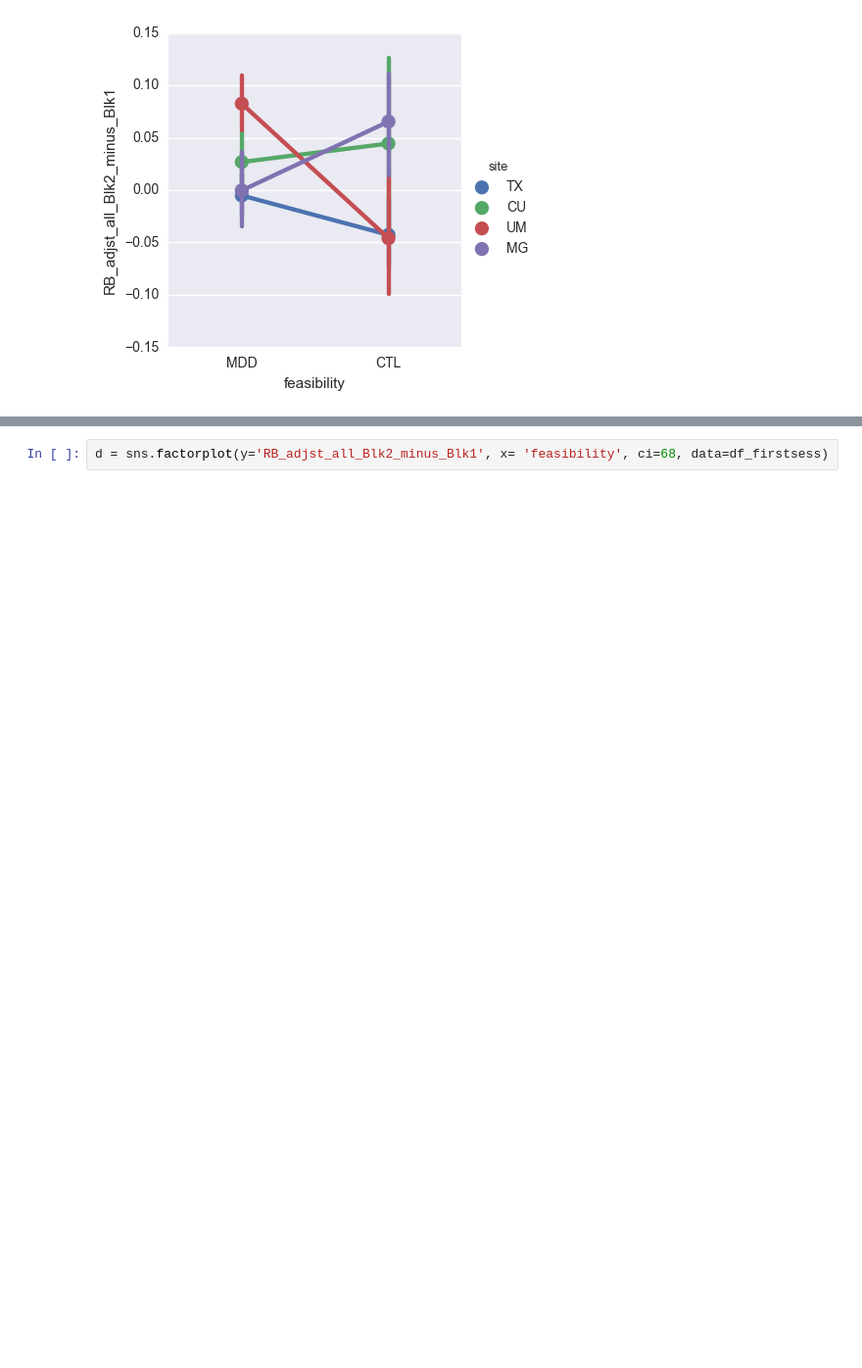
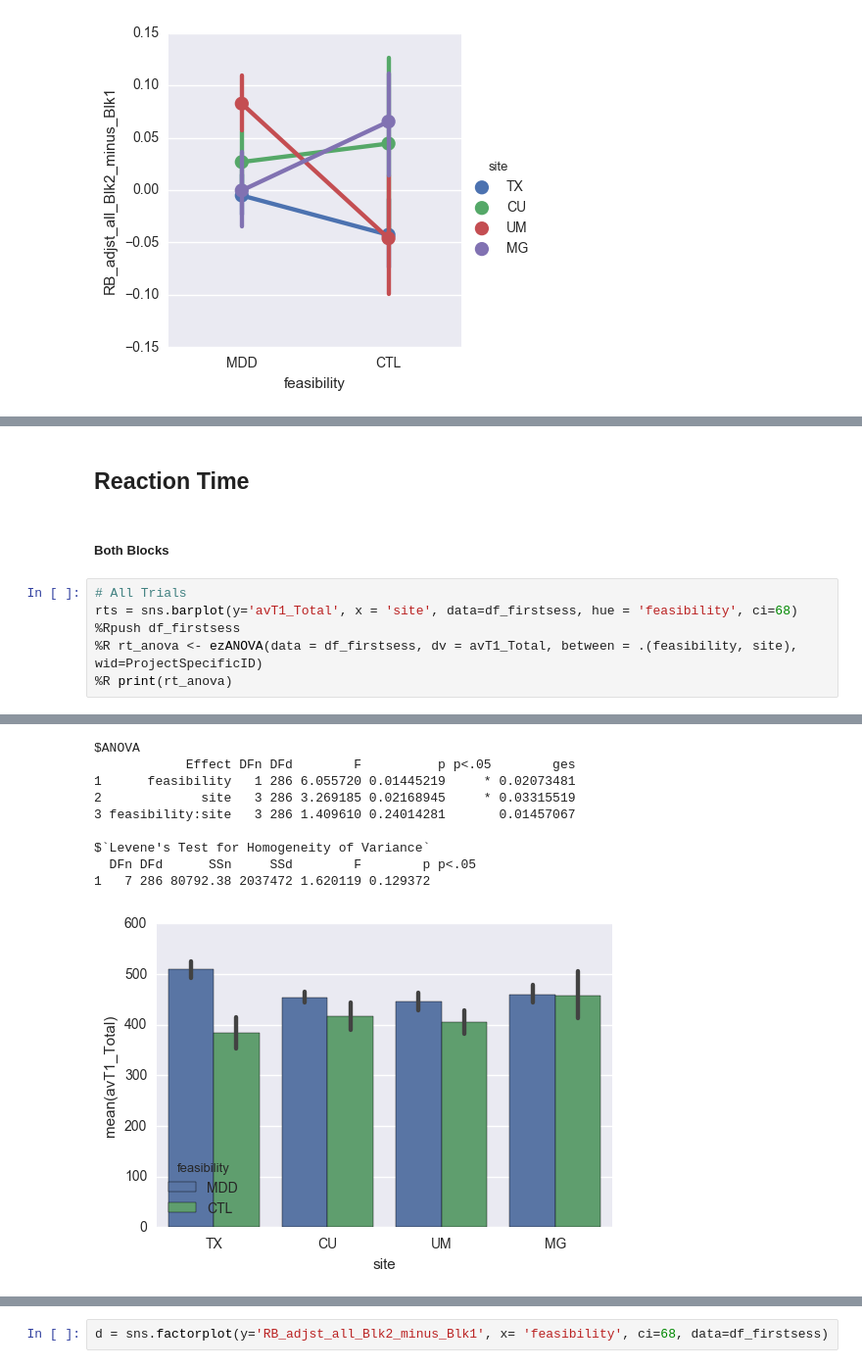
Before and after one commit to vlawlor/EMBARC-PRT, a Jupyter notebook: PRT_Prettier.ipynb, the cells around one changed output, grey strips where cells are left out. Shown at 98% size. Saved outputs shown, nothing was run; the diff lists cells and outputs as text; blank space fills up the shorter version.

```diff
--- a/PRT_Prettier.ipynb
+++ b/PRT_Prettier.ipynb
@@ -479,0 +516,11 @@ $`Levene's Test for Homogeneity of Variance`
+# %% [markdown]
+## Reaction Time
+# %% [markdown]
+##### Both Blocks
+# %%
+# All Trials
+rts = sns.barplot(y='avT1_Total', x = 'site', data=df_firstsess, hue = 'feasibility', ci=68)
+%Rpush df_firstsess
+%R rt_anova <- ezANOVA(data = df_firstsess, dv = avT1_Total, between = .(feasibility, site), wid=ProjectSpecificID)
+%R print(rt_anova)
+# %% [output]
@@ -479,0 +528,10 @@ $`Levene's Test for Homogeneity of Variance`
+$ANOVA
+            Effect DFn DFd        F          p p<.05        ges
+1      feasibility   1 286 6.055720 0.01445219     * 0.02073481
+2             site   3 286 3.269185 0.02168945     * 0.03315519
+3 feasibility:site   3 286 1.409610 0.24014281       0.01457067
+
+$`Levene's Test for Homogeneity of Variance`
+  DFn DFd      SSn     SSd        F        p p<.05
+1   7 286 80792.38 2037472 1.620119 0.129372
+[figure, added]
```
Also changed, not shown: parts of 20 cells of this notebook.
